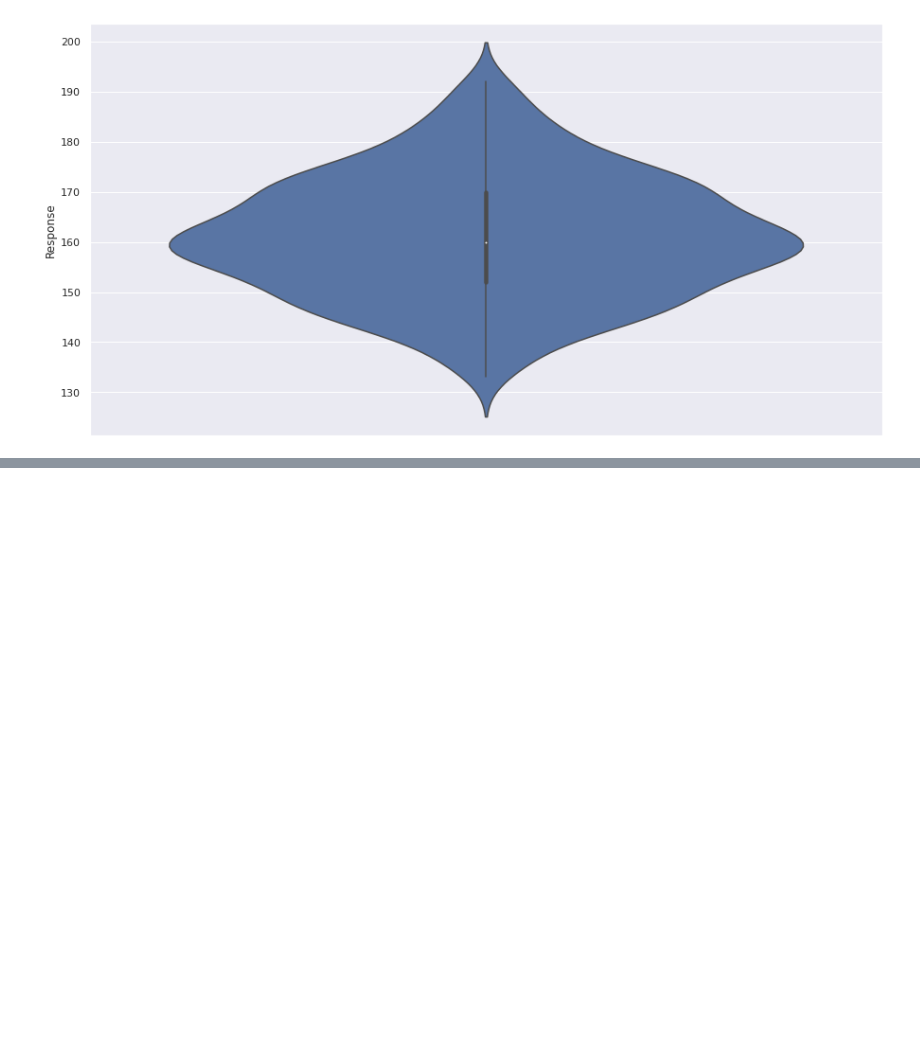
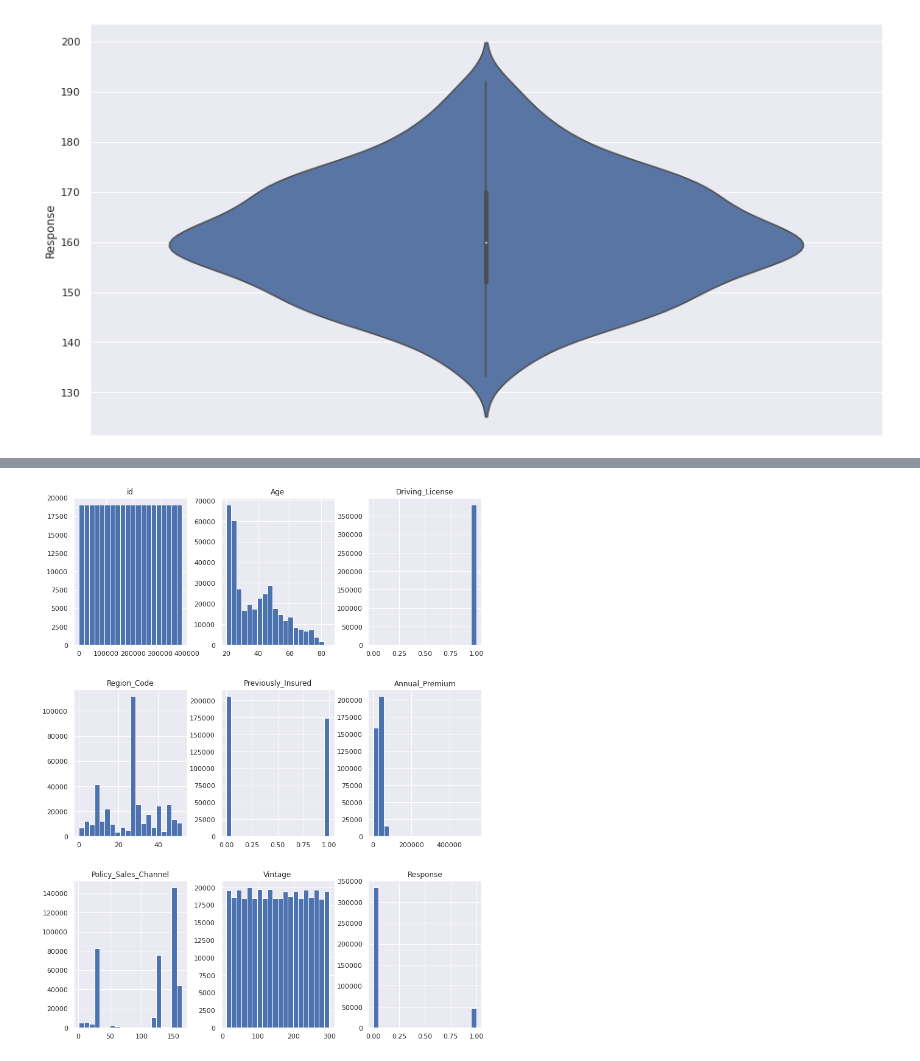
Before and after one commit to akifkashif/Health-Insurance-Prediction--Capstone-Project, a Jupyter notebook: Copy_of_HEALTH_INSURANCE_CROSS_SELL_PREDICTION.ipynb, the cells around one changed output, grey strips where cells are left out. Cells and saved outputs as stored; diff of their text form; code cells hidden in the pictures; blank space fills up the shorter version.

```diff
--- a/Copy_of_HEALTH_INSURANCE_CROSS_SELL_PREDICTION.ipynb
+++ b/Copy_of_HEALTH_INSURANCE_CROSS_SELL_PREDICTION.ipynb
@@ -322,0 +388,5 @@ sns.violinplot(y=df_Vintage)
+# %%
+# Histogram of all the features to understand the distribution
+df.hist(bins = 20 , figsize= (12,16)) ;
+# %% [output]
+[figure, added]
```
Also changed, not shown: parts of 49 cells of this notebook.
